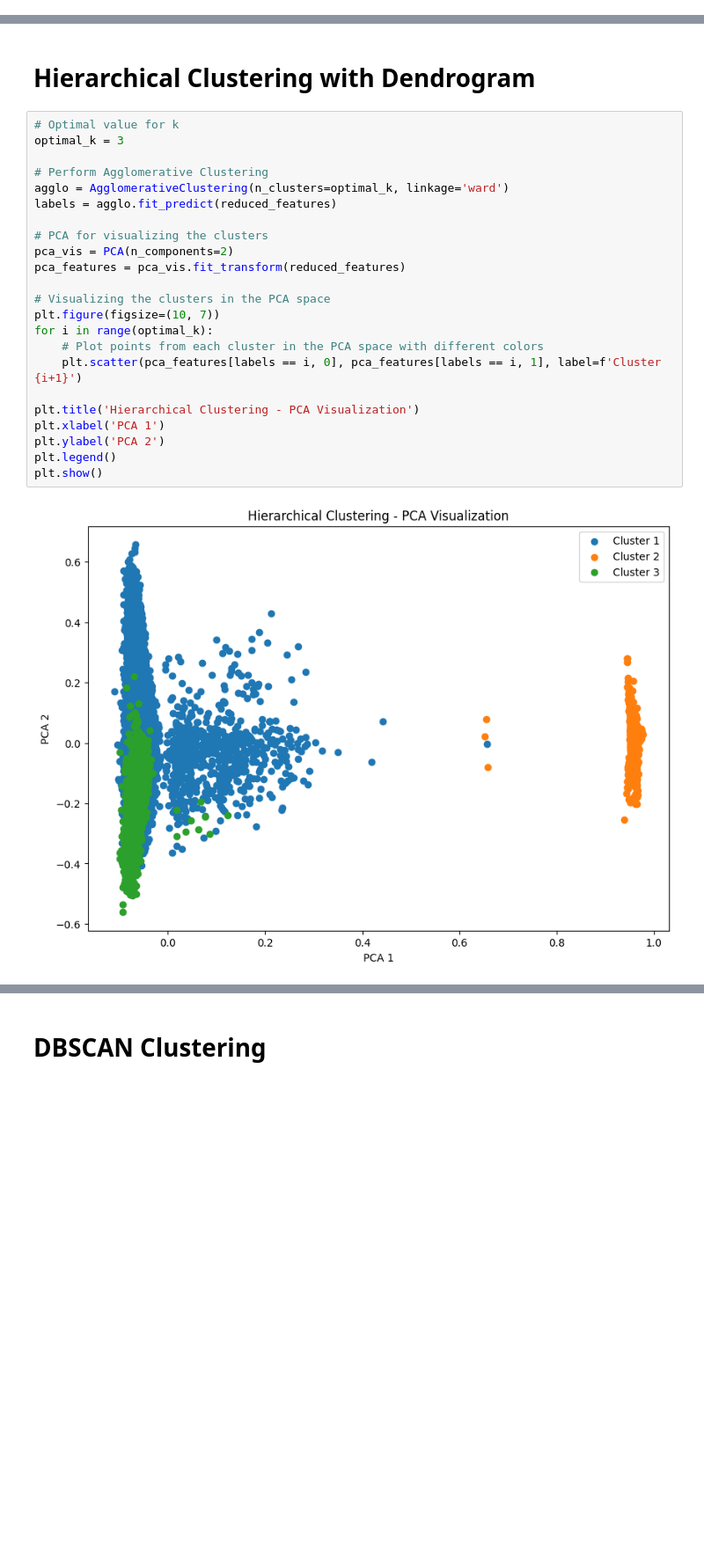
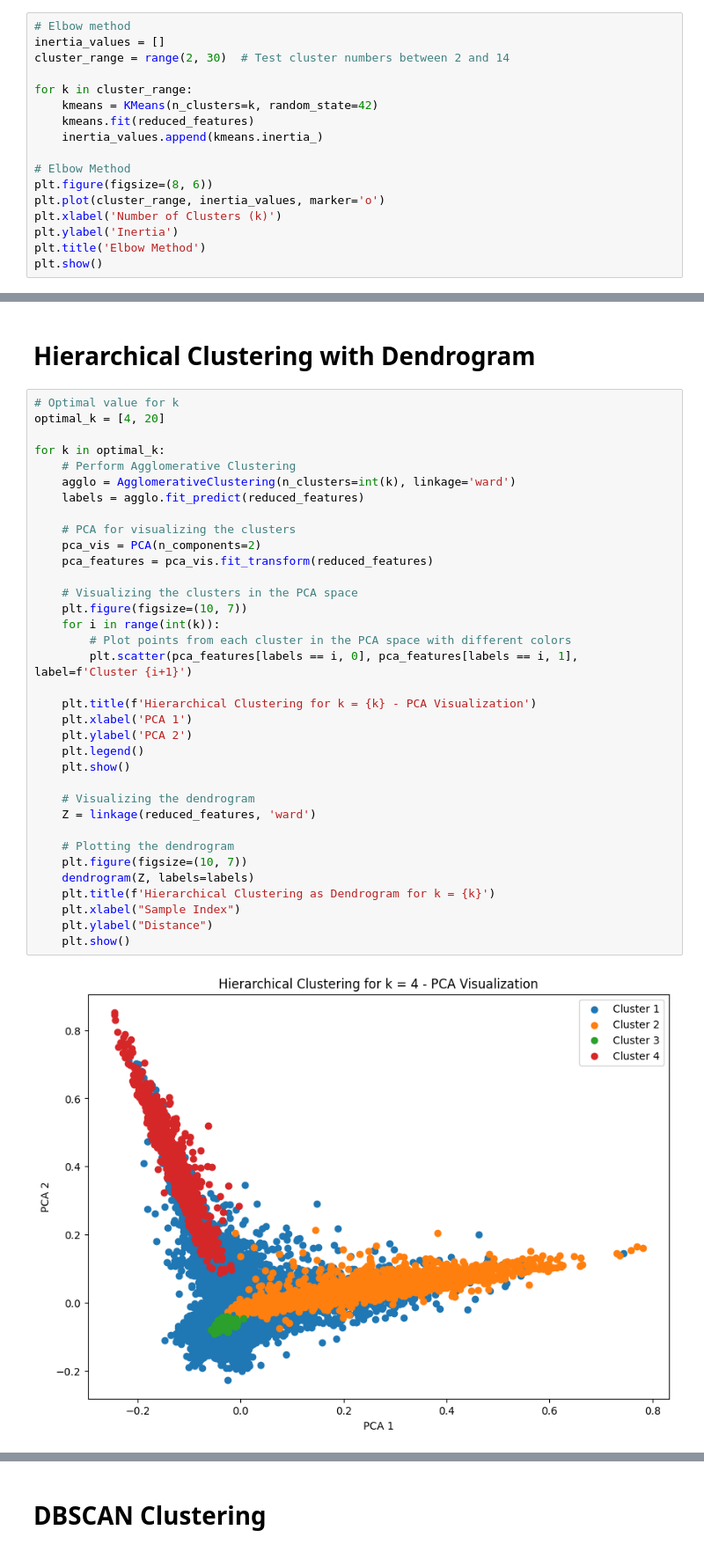
Before and after one commit to Jus-tiine/CTDS, a Jupyter notebook: GroupSimilarities.ipynb, the cells around one changed output, grey strips where cells are left out. Shown at 88% size. Cells and saved outputs as stored; diff of their text form; blank space fills up the shorter version.

```diff
--- a/GroupSimilarities.ipynb
+++ b/GroupSimilarities.ipynb
@@ -167,0 +275,17 @@ plt.show()
+# %%
+# Elbow method
+inertia_values = []
+cluster_range = range(2, 30)  # Test cluster numbers between 2 and 14
+
+for k in cluster_range:
+    kmeans = KMeans(n_clusters=k, random_state=42)
+    kmeans.fit(reduced_features)
+    inertia_values.append(kmeans.inertia_)
+
+# Elbow Method
+plt.figure(figsize=(8, 6))
+plt.plot(cluster_range, inertia_values, marker='o')
+plt.xlabel('Number of Clusters (k)')
+plt.ylabel('Inertia')
+plt.title('Elbow Method')
+plt.show()
@@ -217,26 +348,38 @@ Number of clusters: 14, Average Silhouette Score: 0.0991
 # Hierarchical Clustering with Dendrogram
 # %%
 # Optimal value for k
-optimal_k = 3
+optimal_k = [4, 20]
 
-# Perform Agglomerative Clustering
-agglo = AgglomerativeClustering(n_clusters=optimal_k, linkage='ward')
-labels = agglo.fit_predict(reduced_features)
+for k in optimal_k:
+    # Perform Agglomerative Clustering
+    agglo = AgglomerativeClustering(n_clusters=int(k), linkage='ward')
+    labels = agglo.fit_predict(reduced_features)
 
-# PCA for visualizing the clusters
-pca_vis = PCA(n_components=2)
-pca_features = pca_vis.fit_transform(reduced_features)
+    # PCA for visualizing the clusters
+    pca_vis = PCA(n_components=2)
+    pca_features = pca_vis.fit_transform(reduced_features)
 
-# Visualizing the clusters in the PCA space
-plt.figure(figsize=(10, 7))
-for i in range(optimal_k):
-    # Plot points from each cluster in the PCA space with different colors
-    plt.scatter(pca_features[labels == i, 0], pca_features[labels == i, 1], label=f'Cluster {i+1}')
+    # Visualizing the clusters in the PCA space
+    plt.figure(figsize=(10, 7))
+    for i in range(int(k)):
+        # Plot points from each cluster in the PCA space with different colors
+        plt.scatter(pca_features[labels == i, 0], pca_features[labels == i, 1], label=f'Cluster {i+1}')
 
-plt.title('Hierarchical Clustering - PCA Visualization')
-plt.xlabel('PCA 1')
-plt.ylabel('PCA 2')
-plt.legend()
-plt.show()
+    plt.title(f'Hierarchical Clustering for k = {k} - PCA Visualization')
+    plt.xlabel('PCA 1')
+    plt.ylabel('PCA 2')
+    plt.legend()
+    plt.show()
+
+    # Visualizing the dendrogram
+    Z = linkage(reduced_features, 'ward')
+
+    # Plotting the dendrogram
+    plt.figure(figsize=(10, 7))
+    dendrogram(Z, labels=labels)
+    plt.title(f'Hierarchical Clustering as Dendrogram for k = {k}')
+    plt.xlabel("Sample Index")
+    plt.ylabel("Distance")
+    plt.show()
 # %% [output]
-[figure, old version]
+[figure, new version]
```
Also changed, not shown: parts of 29 cells of this notebook.
